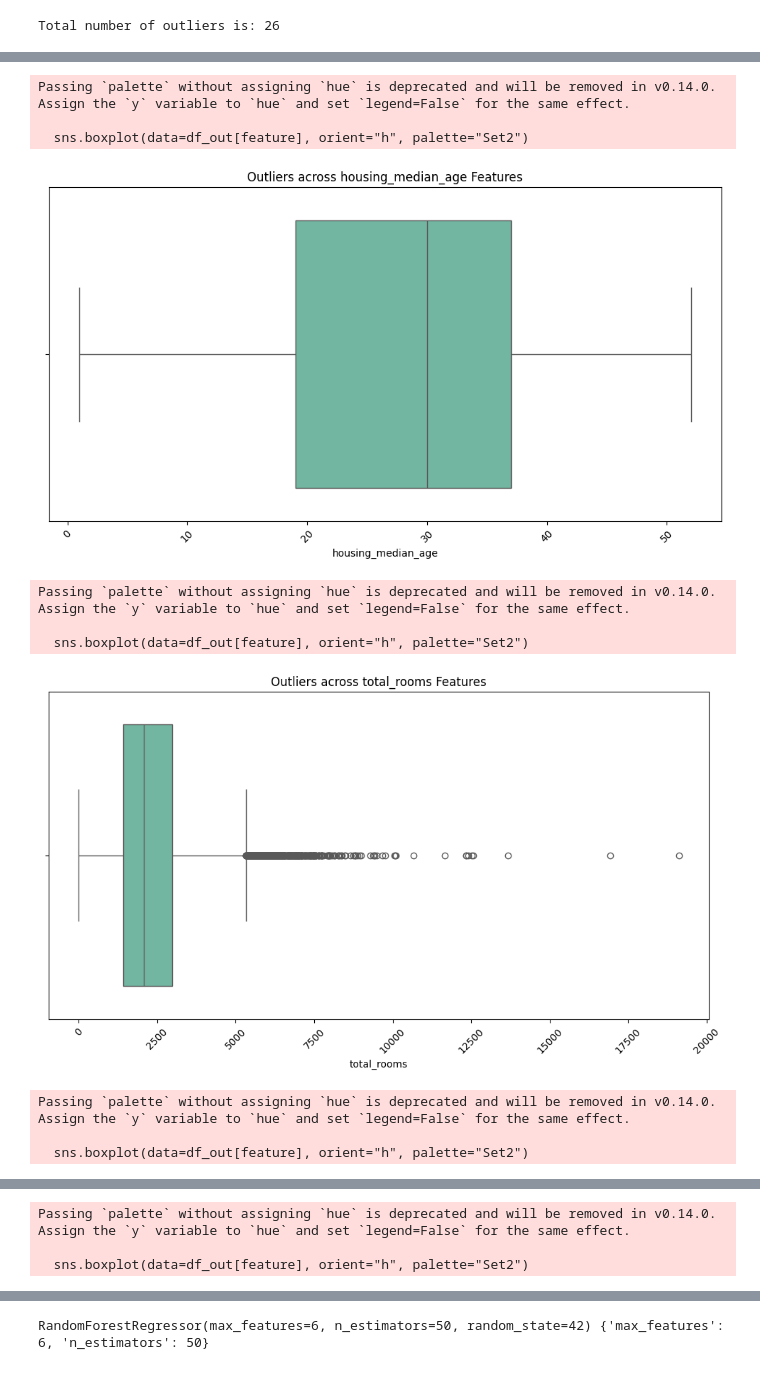
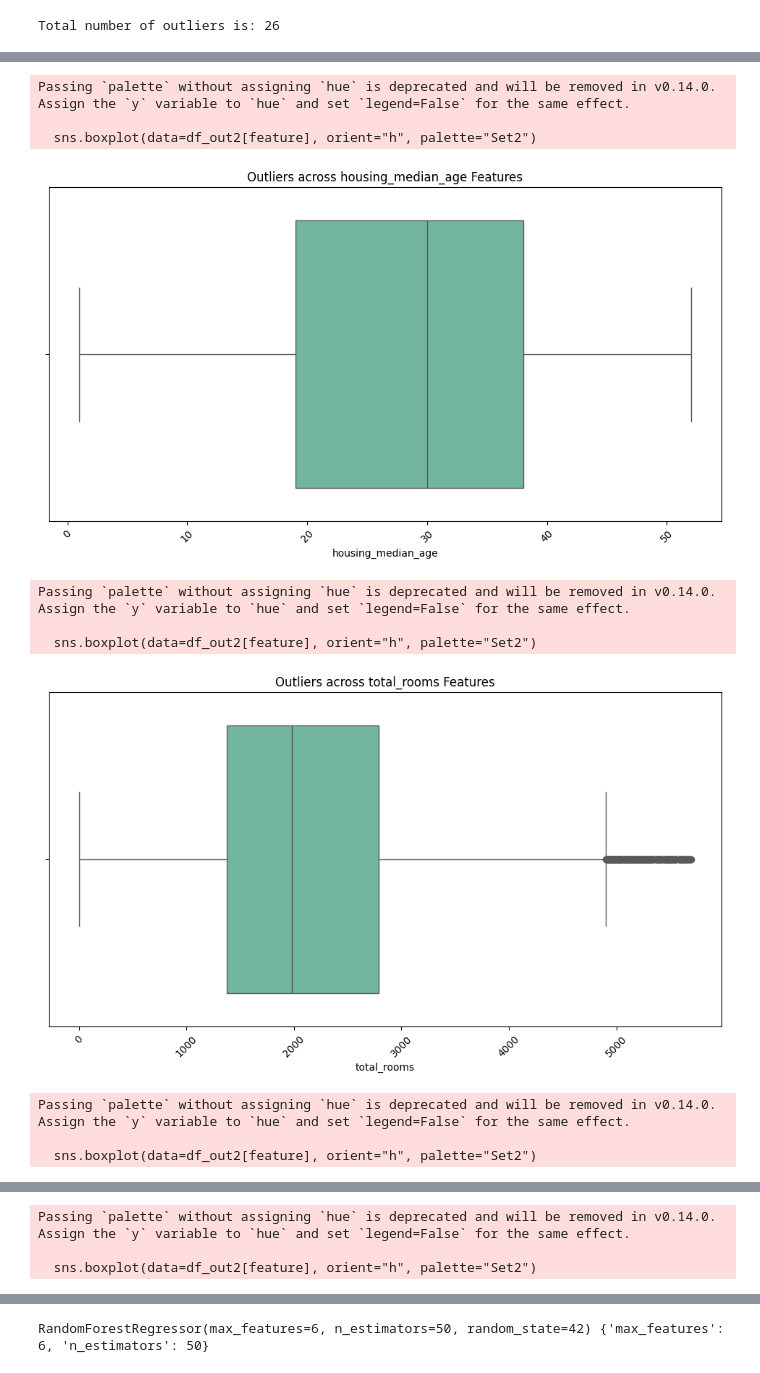
Before and after one commit to pranav2695/ML_Mastery, a Jupyter notebook: 01_Supervised/Linear_Regression/projects/HousePrice/notebooks/linearregression.ipynb, the cells around one changed output, grey strips where cells are left out. Cells and saved outputs as stored; diff of their text form; code cells hidden in the pictures.

```diff
--- a/01_Supervised/Linear_Regression/projects/HousePrice/notebooks/linearregression.ipynb
+++ b/01_Supervised/Linear_Regression/projects/HousePrice/notebooks/linearregression.ipynb
@@ -104,0 +252,4 @@ dtype: int64
+# %%
+housing['total_rooms_per_houshold'] = housing['total_rooms']/housing['households']
+# %%
+housing['total_bedrooms_per_houshold'] = housing['total_bedrooms']/housing['households']
@@ -105,7 +260,6 @@ dtype: int64
 # %% [markdown]
 ## Tukeys IQR Method
 # %%
-from collections import Counter
 def IQR_method (df,n,features):
     """
     Takes a dataframe and returns an index list corresponding to the observations
@@ -116,9 +270,9 @@ def IQR_method (df,n,features):
     for column in features:
 
         # 1st quartile (25%)
-        Q1 = np.percentile(df[column], 25)
+        Q1 = df[column].quantile(0.25)
         # 3rd quartile (75%)
-        Q3 = np.percentile(df[column],75)
+        Q3=df[column].quantile(0.75)
 
         # Interquartile range (IQR)
         IQR = Q3 - Q1
@@ -134,7 +288,7 @@ def IQR_method (df,n,features):
 
     # selecting observations containing more than x outliers
     outlier_list = Counter(outlier_list)
-    multiple_outliers = list( k for k, v in outlier_list.items() if v > n )
+    multiple_outliers = list( k for k, v in outlier_list.items() if v >= n )
 
     # Calculate the number of records below and above lower and above bound value respectively
     df1 = df[df[column] < Q1 - outlier_step]
@@ -150,5 +307,5 @@ len(multiple_outliers)
 # %%
-multiple_outliers= IQR_method(housing,2, num_features)
-df_out = housing.drop(multiple_outliers, axis = 0).reset_index(drop=True)
+multiple_outliers= IQR_method(housing,1, num_features)
+df_out2 = housing.drop(multiple_outliers, axis = 0).reset_index(drop=True)
 # %% [output]
 Total number of outliers is: 26
@@ -170,16 +341,16 @@ median_house_value_log    19823
 dtype: int64
 # %%
 plt.figure(figsize=(6, 4))
-sns.boxplot(x=df_out['median_house_value'], color='salmon')
+sns.boxplot(x=df_out2['median_house_value'], color='salmon')
 plt.title('Outliers in median_house_value Variable')
 plt.show()
 
 # 2. Check Numerical Features for Outliers
 # We'll filter for just numerical columns
-num_features = df_out.select_dtypes(include=['number']).columns
+num_features = df_out2.select_dtypes(include=['number']).columns
 for feature in num_features:
     plt.figure(figsize=(12, 6))
-    sns.boxplot(data=df_out[feature], orient="h", palette="Set2")
+    sns.boxplot(data=df_out2[feature], orient="h", palette="Set2")
     plt.title(f'Outliers across {feature} Features')
     plt.xticks(rotation=45)
     plt.show()
@@ -195,12 +366,12 @@ Passing `palette` without assigning `hue` is deprecated and will be removed in v
 [figure]
 Passing `palette` without assigning `hue` is deprecated and will be removed in v0.14.0. Assign the `y` variable to `hue` and set `legend=False` for the same effect.
 
-  sns.boxplot(data=df_out[feature], orient="h", palette="Set2")
+  sns.boxplot(data=df_out2[feature], orient="h", palette="Set2")
-[figure, old version]
+[figure, new version]
 Passing `palette` without assigning `hue` is deprecated and will be removed in v0.14.0. Assign the `y` variable to `hue` and set `legend=False` for the same effect.
 
-  sns.boxplot(data=df_out[feature], orient="h", palette="Set2")
+  sns.boxplot(data=df_out2[feature], orient="h", palette="Set2")
-[figure, old version]
+[figure, new version]
 Passing `palette` without assigning `hue` is deprecated and will be removed in v0.14.0. Assign the `y` variable to `hue` and set `legend=False` for the same effect.
 
-  sns.boxplot(data=df_out[feature], orient="h", palette="Set2")
+  sns.boxplot(data=df_out2[feature], orient="h", palette="Set2")
@@ -208,4 +379,4 @@ Passing `palette` without assigning `hue` is deprecated and will be removed in v
 Passing `palette` without assigning `hue` is deprecated and will be removed in v0.14.0. Assign the `y` variable to `hue` and set `legend=False` for the same effect.
 
-  sns.boxplot(data=df_out[feature], orient="h", palette="Set2")
+  sns.boxplot(data=df_out2[feature], orient="h", palette="Set2")
 ... (9 outputs left out)
```
Also changed, not shown: parts of 30 cells of this notebook.
